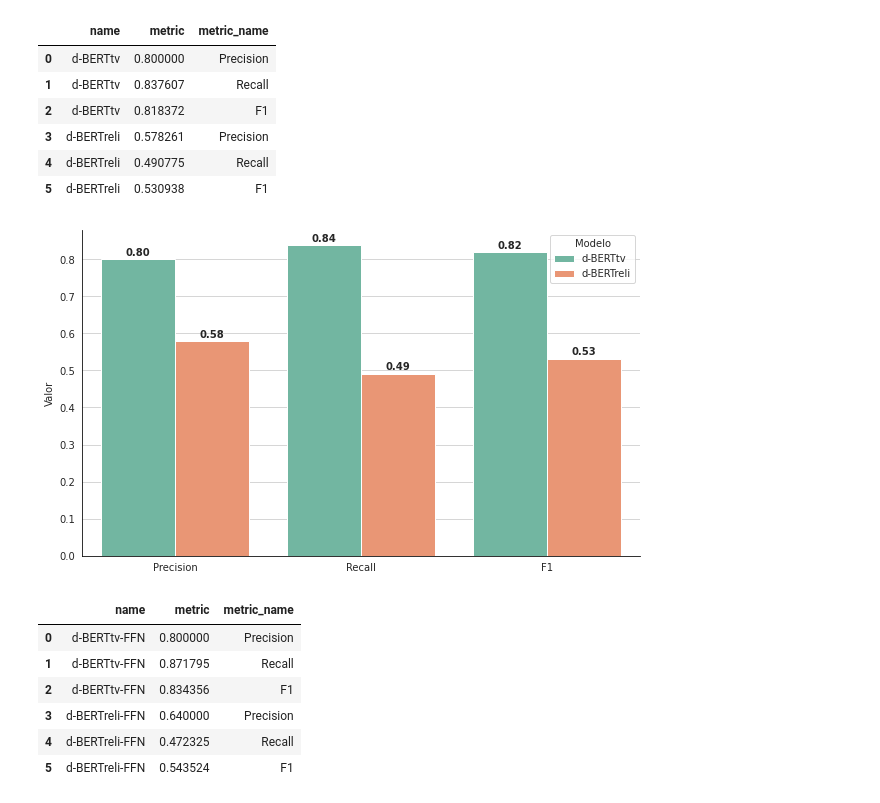
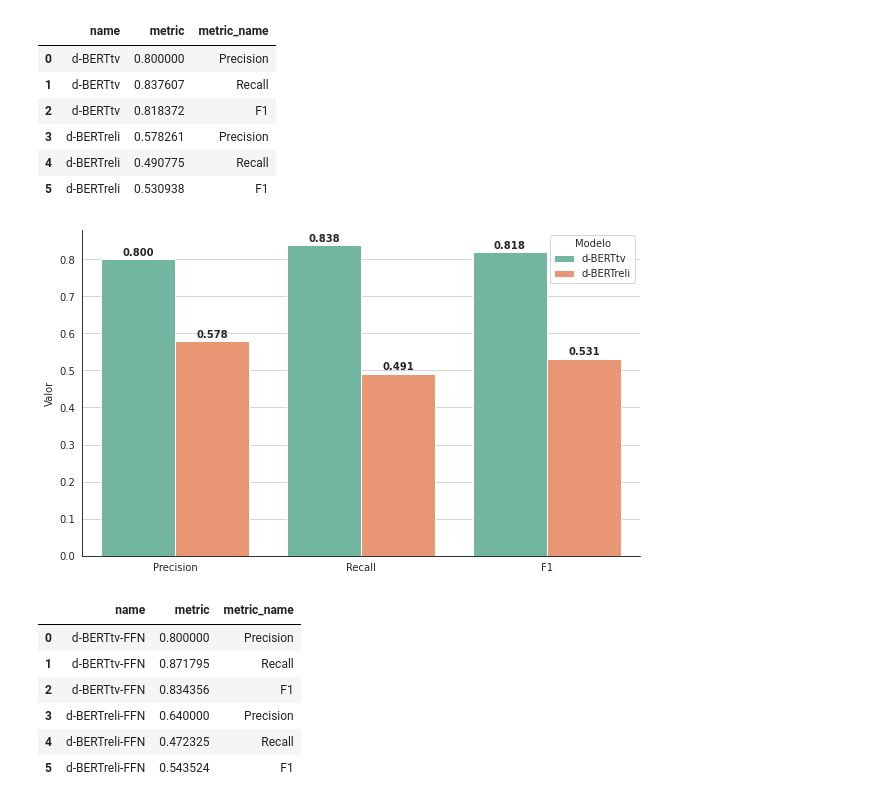
Before and after one commit to jcfneto/aspect-extraction, a Jupyter notebook: notebooks/graphics.ipynb, the cells around one changed output. Drawn from its saved outputs; the diff is of its cells as text; code cells hidden in the pictures.

```diff
--- a/notebooks/graphics.ipynb
+++ b/notebooks/graphics.ipynb
@@ -46,7 +46,7 @@ ax = sns.barplot(
 
 for p in ax.patches:
     ax.annotate(
-        format(p.get_height(), '.2f'),
+        format(p.get_height(), '.3f'),
         (p.get_x() + p.get_width() / 2., p.get_height() - 0.005),
         ha='center',
         va='center',
@@ -70,8 +70,8 @@ plt.show()
 # %% [markdown]
 # BERTvisio and LiteraBERT
 # %%
-tv = read_json('../results/03_fine_tuning/tv/bert_visio.json')
-reli = read_json('../results/03_fine_tuning/reli/litera_bert.json')
+tv = read_json('../results/03_fine_tuning/tv/bert_tv.json')
+reli = read_json('../results/03_fine_tuning/reli/bert_reli.json')
 # %%
 results_dict = defaultdict(list)
 for name, results in zip(['BERTtv', 'BERTreli'], [tv, reli]):
@@ -103,7 +103,7 @@ ax = sns.barplot(
 
 for p in ax.patches:
     ax.annotate(
-        format(p.get_height(), '.2f'),
+        format(p.get_height(), '.3f'),
         (p.get_x() + p.get_width() / 2., p.get_height() - 0.005),
         ha='center',
         va='center',
@@ -127,8 +127,8 @@ plt.show()
 # %% [markdown]
 # Double Embedding
 # %%
-tv = read_json('../results/03_fine_tuning/tv/d_bert_visio.json')
-reli = read_json('../results/03_fine_tuning/reli/d_litera_bert.json')
+tv = read_json('../results/03_fine_tuning/tv/d_bert_tv.json')
+reli = read_json('../results/03_fine_tuning/reli/d_bert_reli.json')
 # %%
 results_dict = defaultdict(list)
 for name, results in zip(['d-BERTtv', 'd-BERTreli'], [tv, reli]):
@@ -152,33 +152,33 @@ plt.figure(figsize=(10, 6))
 sns.set_style('whitegrid')
 ax = sns.barplot(
     x='metric_name',
     y='metric',
     hue='name',
     data=results_df,
     palette='Set2'
 )
 
 for p in ax.patches:
     ax.annotate(
-        format(p.get_height(), '.2f'),
+        format(p.get_height(), '.3f'),
         (p.get_x() + p.get_width() / 2., p.get_height() - 0.005),
         ha='center',
         va='center',
         xytext=(0, 9),
         textcoords='offset points',
         fontweight='bold',
         fontsize=10
     )
 
 sns.despine(left=False)
 ax.spines['bottom'].set_color('black')
 ax.spines['left'].set_color('black')
 plt.legend(title='Modelo')
 plt.xlabel('')
 plt.ylabel('Valor')
 # plt.title('Métricas por Modelo - Duplo Embedding')
 plt.savefig('../images/duplo_embedding_1.png', bbox_inches='tight')
 plt.show()
 # %% [output]
-[figure, old version]
+[figure, new version]
 # %%
```
Also changed, not shown: parts of 7 cells of this notebook, 7 other files.
